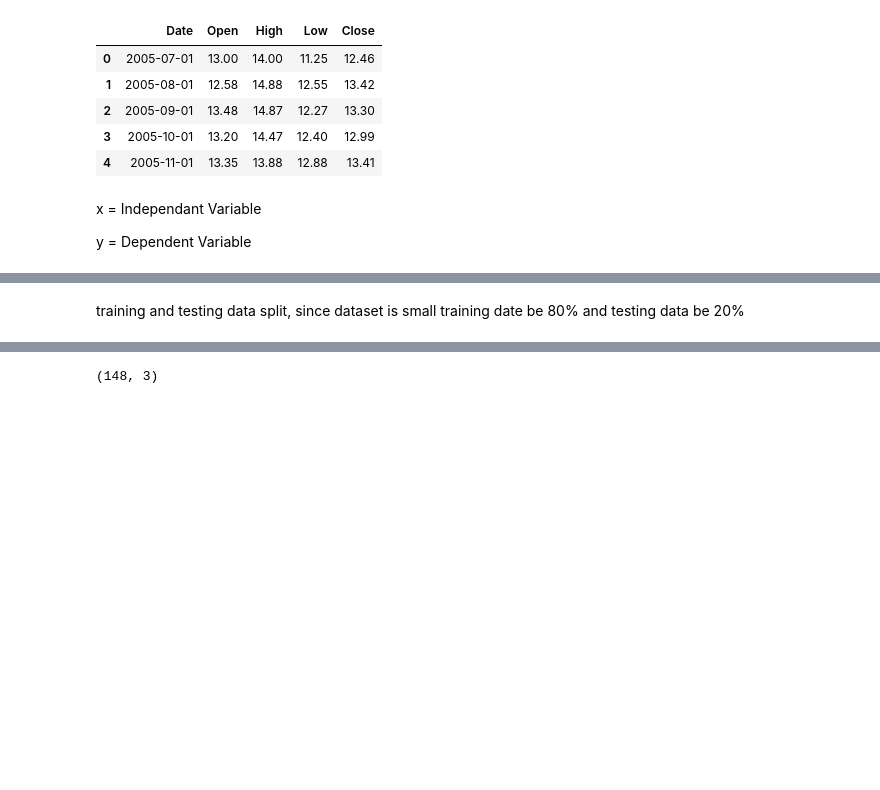
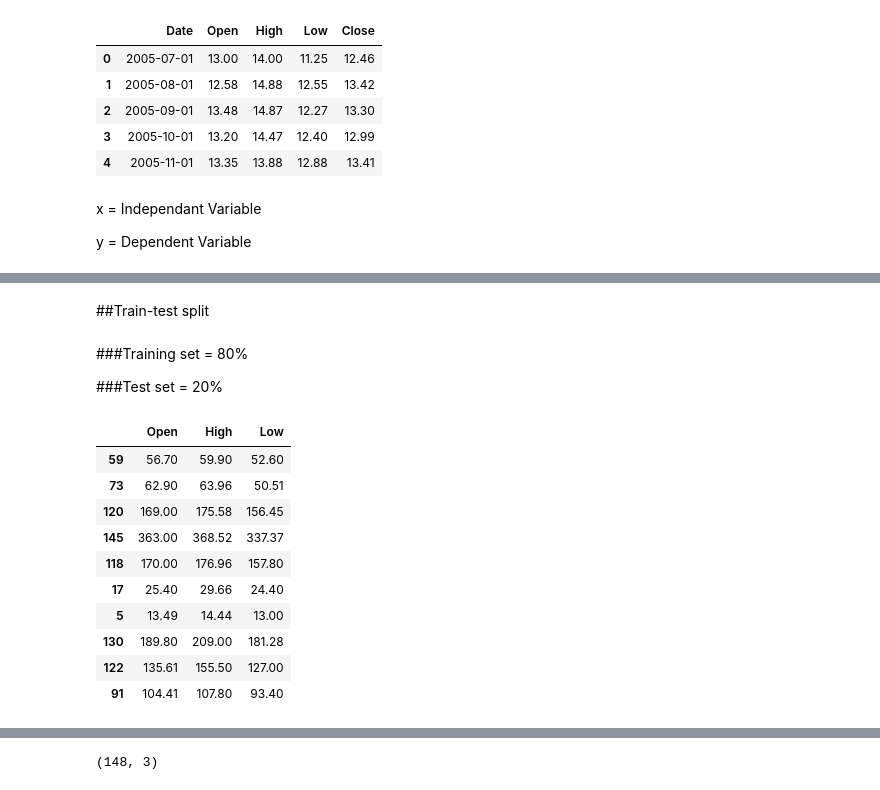
Before and after one commit to Zeeshan00789/Yes-bank-closing-price-prediction, a Jupyter notebook: Yes_Bank_Stock_Closing_Price_Prediction.ipynb, the cells around one changed output, grey strips where cells are left out. Saved outputs shown, nothing was run; the diff lists cells and outputs as text; code cells hidden in the pictures; blank space fills up the shorter version.

```diff
--- a/Yes_Bank_Stock_Closing_Price_Prediction.ipynb
+++ b/Yes_Bank_Stock_Closing_Price_Prediction.ipynb
@@ -392,8 +439,26 @@ Data must be normal distributed. So applying narmalization on x & y. So applying
 from scipy.stats import zscore
 x = x.apply(zscore)
 y = np.log10(y)
-# %% [markdown]
-training and testing data split, since dataset is small training date be 80% and testing data be 20%
+# %% [markdown]
+##Train-test split
+# %% [markdown]
+###Training set = 80%
+
+###Test set = 20%
 # %%
 # Spliting Data into Testing and Training Datasets
 x_train,x_test,y_train,y_test = train_test_split(x,y,test_size=0.2,random_state = 1)
+# %%
+x_train[0:10]
+# %% [output]
+|  | Open | High | Low |
+| 59 | 56.70 | 59.90 | 52.60 |
+| 73 | 62.90 | 63.96 | 50.51 |
+| 120 | 169.00 | 175.58 | 156.45 |
+| 145 | 363.00 | 368.52 | 337.37 |
+| 118 | 170.00 | 176.96 | 157.80 |
+| 17 | 25.40 | 29.66 | 24.40 |
+| 5 | 13.49 | 14.44 | 13.00 |
+| 130 | 189.80 | 209.00 | 181.28 |
+| 122 | 135.61 | 155.50 | 127.00 |
+| 91 | 104.41 | 107.80 | 93.40 |
```
Also changed, not shown: parts of 84 cells of this notebook.
